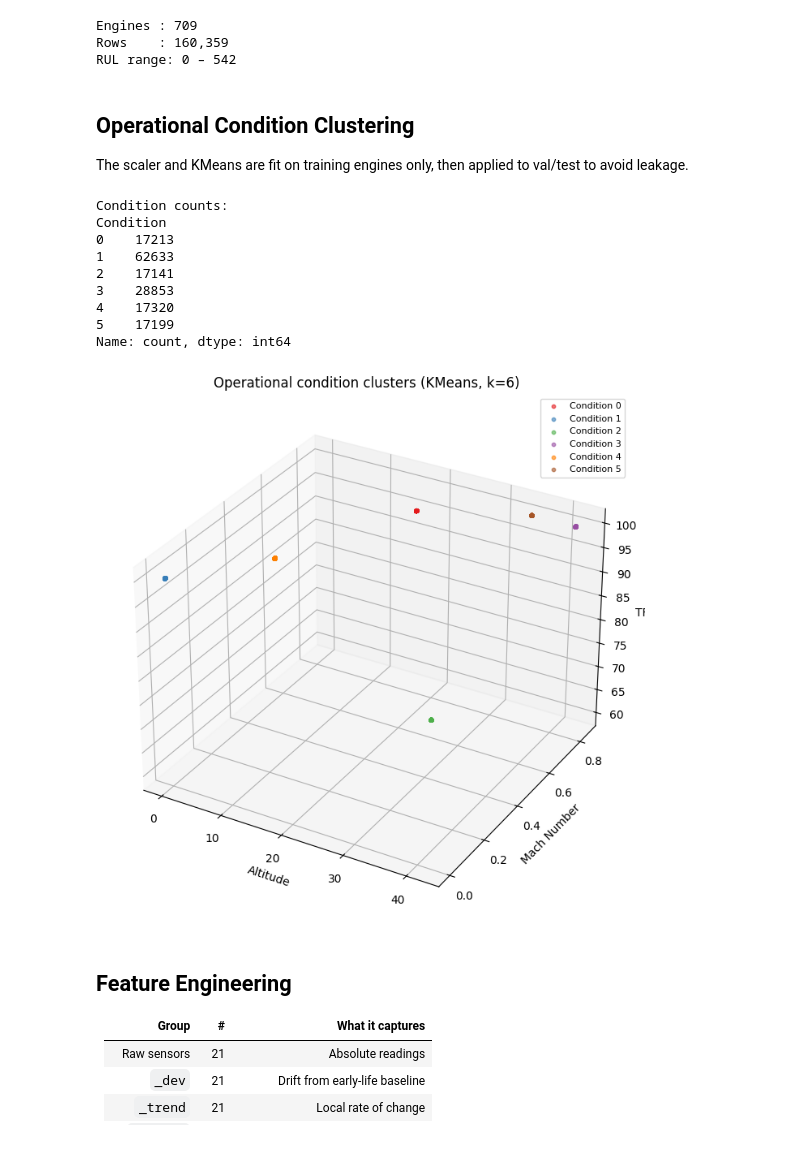
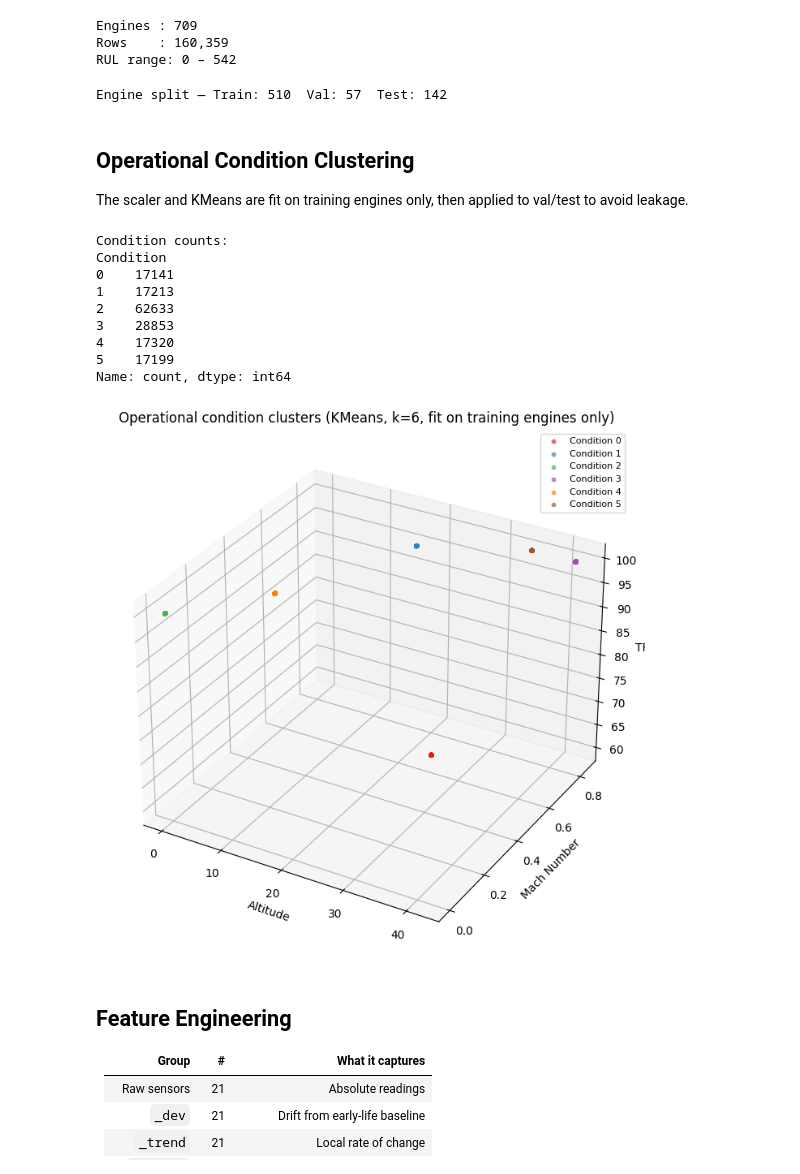
Before and after one commit to eklikeroomys-oss/jet_engine_rul, a Jupyter notebook: train/xgboost_with_conditions.ipynb, the cells around one changed output. Drawn from its saved outputs; the diff is of its cells as text; code cells hidden in the pictures.

Commit message:
fixed data leakage

```diff
--- a/train/xgboost_with_conditions.ipynb
+++ b/train/xgboost_with_conditions.ipynb
@@ -74,49 +74,57 @@ print(f"RUL range: {df_all['RUL'].min()} – {df_all['RUL'].max()}")
 Engines : 709
 Rows    : 160,359
 RUL range: 0 – 542
+# %%
+# ── Engine split done HERE, before clustering and feature engineering ──────────
+# This ensures scaler and KMeans are fit on training engines only (no leakage).
+engines = df_all[['Unit Number', 'dataset']].drop_duplicates()
+_tv, test_engines   = train_test_split(engines, test_size=0.2, random_state=42, stratify=engines['dataset'])
+train_engines, val_engines = train_test_split(_tv,  test_size=0.1, random_state=42, stratify=_tv['dataset'])
+_train_units = set(train_engines['Unit Number'])
+
+print(f'Engine split — Train: {len(train_engines)}  Val: {len(val_engines)}  Test: {len(test_engines)}')
+# %% [output]
+Engine split — Train: 510  Val: 57  Test: 142
 # %% [markdown]
 ## Operational Condition Clustering
 
 The scaler and KMeans are fit on training engines only, then applied to val/test to avoid leakage.
 # %%
-# Fit scaler and KMeans on all data for now (before the split).
-# Operational parameters are fixed physical states — not engine-health dependent —
-# so all 6 conditions appear in every subset; fitting on all vs train-only gives
-# identical cluster assignments.
 op_scaler = StandardScaler()
-op_scaled = op_scaler.fit_transform(df_all[OP_COLS])
+km = KMeans(n_clusters=N_CONDITIONS, random_state=42, n_init=10)
 
-km = KMeans(n_clusters=N_CONDITIONS, random_state=42, n_init=10)
-df_all['Condition'] = km.fit_predict(op_scaled)
+# Fit on training engines only — prevents test operational conditions leaking into the scaler/clusters
+_train_op = df_all[df_all['Unit Number'].isin(_train_units)][OP_COLS]
+km.fit(op_scaler.fit_transform(_train_op))
+df_all['Condition'] = km.predict(op_scaler.transform(df_all[OP_COLS]))
 
 print(f"Condition counts:")
 print(df_all['Condition'].value_counts().sort_index())
 
-# Quick 3D visualisation
 from mpl_toolkits.mplot3d import Axes3D
 colors = ['#e41a1c','#377eb8','#4daf4a','#984ea3','#ff7f00','#a65628']
 fig = plt.figure(figsize=(9, 7))
 ax  = fig.add_subplot(111, projection='3d')
 sample = df_all.sample(10000, random_state=42)
 for c in range(N_CONDITIONS):
     m = sample['Condition'] == c
     ax.scatter(sample.loc[m,'Altitude'], sample.loc[m,'Mach Number'], sample.loc[m,'TRA'],
                c=colors[c], label=f'Condition {c}', s=10, alpha=0.6)
 ax.set(xlabel='Altitude', ylabel='Mach Number', zlabel='TRA',
-       title='Operational condition clusters (KMeans, k=6)')
+       title='Operational condition clusters (KMeans, k=6, fit on training engines only)')
 ax.legend(fontsize=8)
 plt.tight_layout(); plt.show()
 # %% [output]
 Condition counts:
 Condition
-0    17213
-1    62633
-2    17141
+0    17141
+1    17213
+2    62633
 3    28853
 4    17320
 5    17199
 Name: count, dtype: int64
-[figure, old version]
+[figure, new version]
 # %% [markdown]
 ## Feature Engineering
 
```
Also changed, not shown: parts of 8 cells of this notebook.
